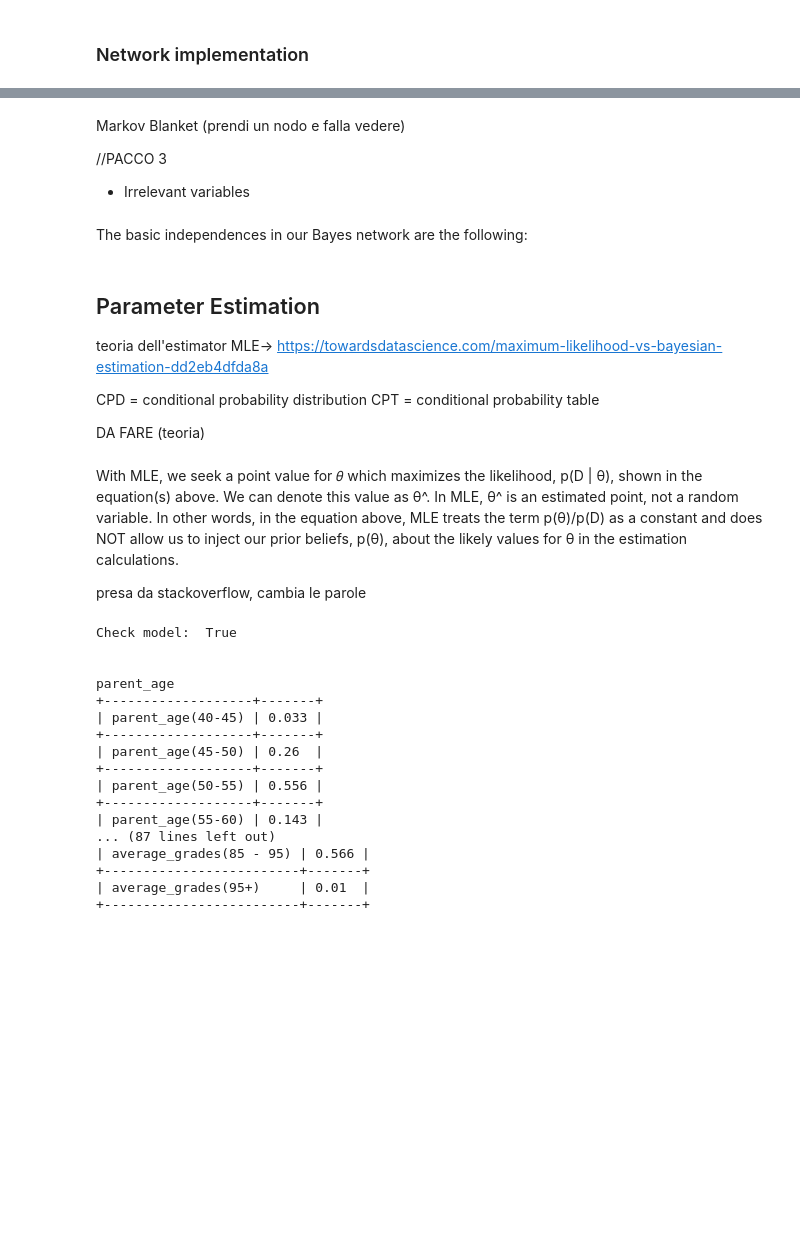
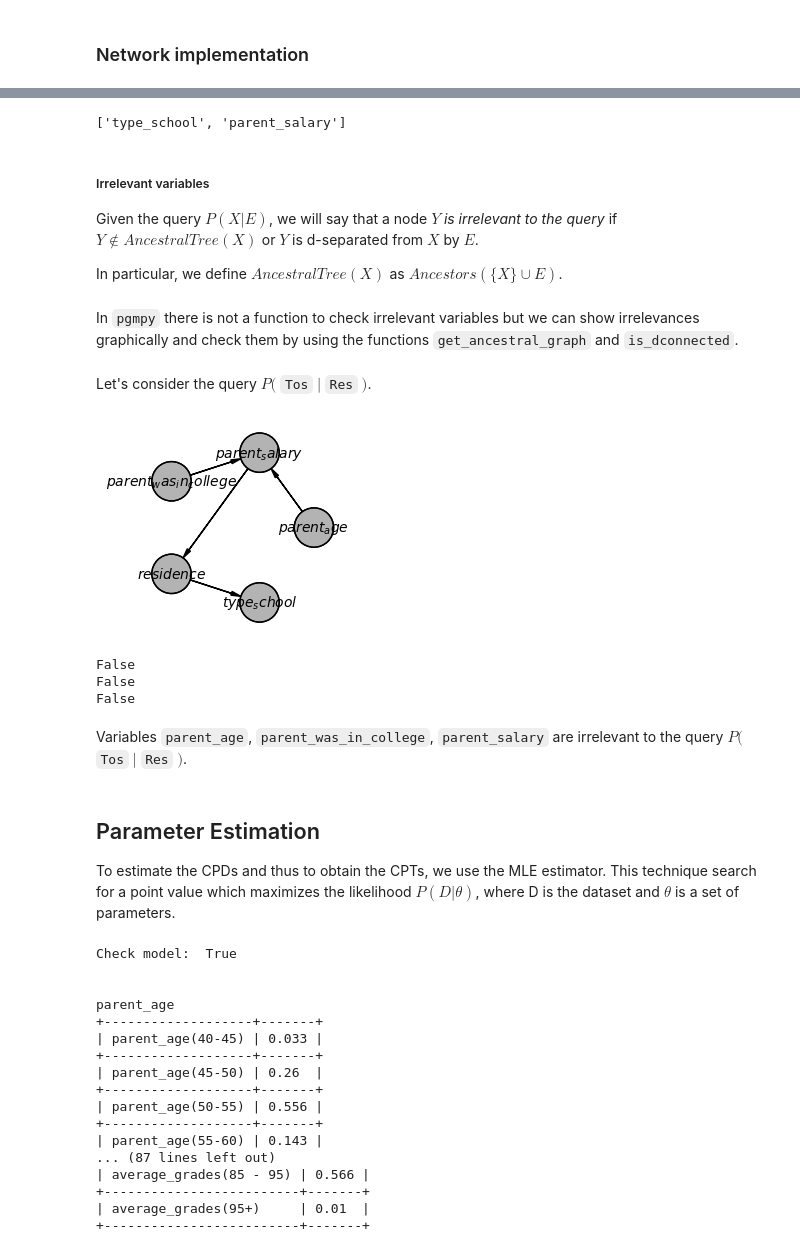
Before and after one commit to claminos/FAIKR_M3_project, a Jupyter notebook: will_go_to_college.ipynb, the cells around one changed output, grey strips where cells are left out. Saved outputs shown, nothing was run; the diff lists cells and outputs as text; code cells hidden in the pictures; blank space fills up the shorter version.

```diff
--- a/will_go_to_college.ipynb
+++ b/will_go_to_college.ipynb
@@ -515,26 +498,38 @@ Evidential trail
+# %%
+model.get_markov_blanket("residence")
+# %% [output]
+['type_school', 'parent_salary']
 # %% [markdown]
+##### Irrelevant variables
 
-Markov Blanket (prendi un nodo e falla vedere)
+Given the query $P(X|E)$, we will say that a node $Y$ *is irrelevant to the query* if $Y \not\in AncestralTree(X)$ or $Y$ is d-separated from $X$ by $E$.
 
-//PACCO 3
-- Irrelevant variables
+In particular, we define $AncestralTree(X)$ as $Ancestors(\{X\} \cup E)$.
-# %% [markdown]
-The basic independences in our Bayes network are the following:
+# %% [markdown]
+In `pgmpy` there is not a function to check irrelevant variables but we can show irrelevances graphically and check them by using the functions `get_ancestral_graph` and `is_dconnected`.
+# %% [markdown]
+Let's consider the query $P($ `Tos` $|$ `Res` $)$.
+# %%
+ancestral_tree = model.get_ancestral_graph('type_school').to_daft()
+
+ancestral_tree.render()
+plt.show()
+# %% [output]
+[figure, added]
+# %%
+print(model.is_dconnected('parent_age', 'type_school', observed=['residence']))
+print(model.is_dconnected('parent_salary', 'type_school', observed=['residence']))
+print(model.is_dconnected('parent_was_in_college', 'type_school', observed=['residence']))
+# %% [output]
+False
+False
+False
+# %% [markdown]
+Variables `parent_age`, `parent_was_in_college`, `parent_salary` are irrelevant to the query $P($ `Tos` $|$ `Res` $)$.
 # %% [markdown]
 ## Parameter Estimation
 
-
-teoria dell'estimator MLE-> https://towardsdatascience.com/maximum-likelihood-vs-bayesian-estimation-dd2eb4dfda8a
-
-CPD = conditional probability distribution
-CPT = conditional probability table
-
-DA FARE (teoria)
+To estimate the CPDs and thus to obtain the CPTs, we use the MLE estimator. This technique search for a point value which maximizes the likelihood $P(D|\theta)$, where D is the dataset and $\theta$ is a set of parameters.
-# %% [markdown]
-With MLE, we seek a point value for 𝜃 which maximizes the likelihood, p(D | θ), shown in the equation(s) above. We can denote this value as θ^. In MLE, θ^ is an estimated point, not a random variable.
-In other words, in the equation above, MLE treats the term p(θ)/p(D) as a constant and does NOT allow us to inject our prior beliefs, p(θ), about the likely values for θ in the estimation calculations.
-
-presa da stackoverflow, cambia le parole
 # %%
 from pgmpy.estimators import MaximumLikelihoodEstimator
 
```
Also changed, not shown: parts of 43 cells of this notebook.
